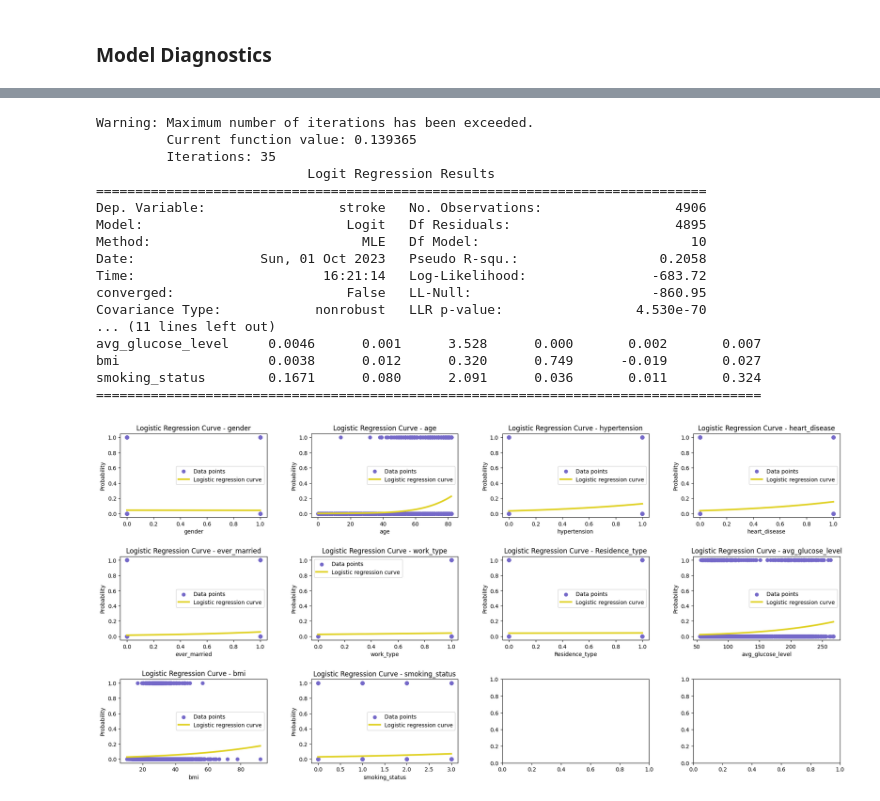
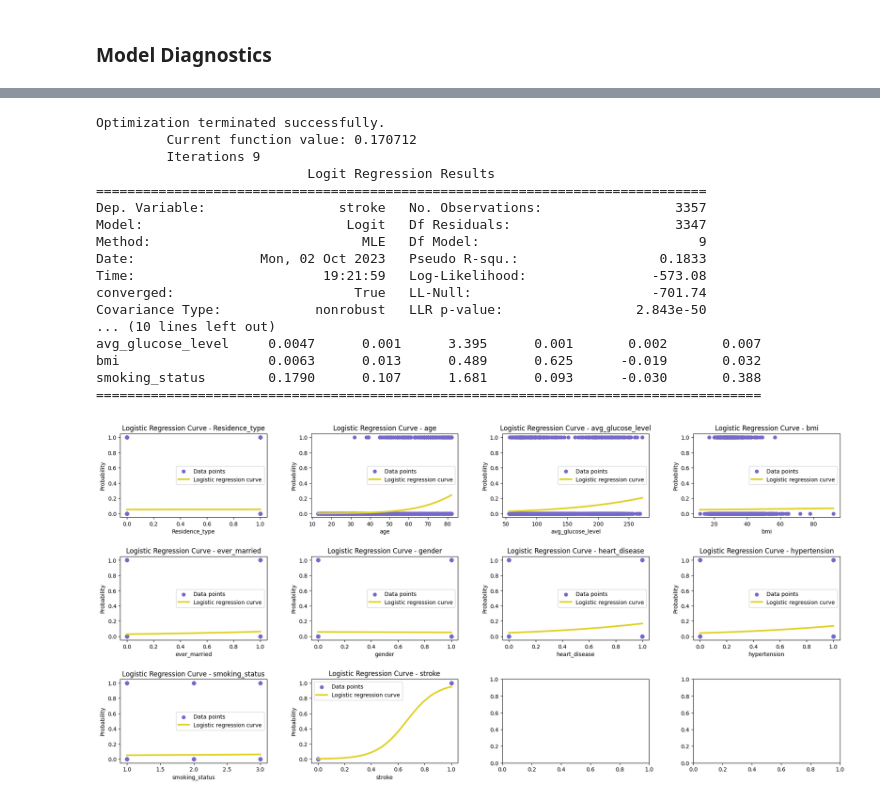
Before and after one commit to lilyzhizhou/datathon-2, a Jupyter notebook: “Datathon_2_ipynb”的副本.ipynb, the cells around one changed output, grey strips where cells are left out. Drawn from its saved outputs; the diff is of its cells as text; code cells hidden in the pictures.

```diff
--- a/“Datathon_2_ipynb”的副本.ipynb
+++ b/“Datathon_2_ipynb”的副本.ipynb
@@ -30,6 +30,7 @@ Saving Cardiovascular Event Dataset.csv to Cardiovascular Event Dataset (2).csv
 # %%
 df_raw = pd.read_csv(io.BytesIO(uploaded['Cardiovascular Event Dataset.csv']))
 df = df_raw.drop('id', axis = 1) # drops id variable
+df = df.sort_values(by='age')
 df.head()
 # %% [output]
 |  | gender | age | hypertension | heart_disease | ever_married | work_type | Residence_type | ... |
@@ -208,22 +210,26 @@ plt.show()
 # Encode gender variable
 df['gender'] = df['gender'].replace({'Male':0, 'Female':1, 'Other': np.nan})
 df['ever_married'] = df['ever_married'].replace({'No': 0, 'Yes': 1})
+
+# Restrict 'Children' from work_type
+df = df[df['work_type'] != 'children']
+
 #work_type_mapping = {'Govt_job': 0, 'Never_worked': 1, 'Private': 2, 'Self-employed': 3, 'children': 4}
-work_type_mapping = {'Govt_job': 1, 'Never_worked': 0, 'Private': 1, 'Self-employed': 1, 'children': 1}
-df['work_type'] = df['work_type'].replace(work_type_mapping)
+#work_type_mapping = {'Govt_job': 1, 'Never_worked': 0, 'Private': 1, 'Self-employed': 1,}
+#df['work_type'] = df['work_type'].replace(work_type_mapping)
+
+# Residence_type mapping
 df['Residence_type'] = df['Residence_type'].replace({'Rural': 0, 'Urban': 1})
+
 #smoking_status_mapping = {'Unknown': 0, 'formerly smoked': 1, 'never smoked': 2, 'smokes': 3}
-smoking_status_mapping = {'Unknown': 0, 'never smoked': 1, 'formerly smoked': 2,'smokes': 3}
+smoking_status_mapping = {'Unknown': np.nan, 'never smoked': 1, 'formerly smoked': 2,'smokes': 3}
 df['smoking_status'] = df['smoking_status'].replace(smoking_status_mapping)
 
 print(df.head())
 
-# restrict age
-#df = df[df['age'] >= 45] # def stroke for young people < 45 "https://stanfordhealthcare.org/content/dam/SHC/clinics/stroke-center/docs/stroke-young-patients-qa.pdf"
-
 # replace outliers from bmi and glucose variable with NaN
-df['avg_glucose_level'] = df['avg_glucose_level'].replace(271.74, np.nan)
-df['bmi'] = df['bmi'].replace(97.6, np.nan)
+# df['avg_glucose_level'] = df['avg_glucose_level'].replace(271.74, np.nan)
+# df['bmi'] = df['bmi'].replace(97.6, np.nan)
 
 # drop missing NaN values including missing bmi ones
 df = df.dropna()
@@ -238,4 +244,16 @@ print('\nbox-plot')
 df[['avg_glucose_level','bmi']].plot(kind = 'box', subplots = True, layout = (1,2))
 plt.tight_layout()
 plt.show()
+
+# plot out age
+plt.figure(figsize=(5,3))
+sns.histplot(df['work_type'], kde=False)
+plt.title('work_type')
+
+plt.figure(figsize=(5, 3))
+sns.histplot(df['age'], kde=False)
+plt.title('Age')
+
+plt.tight_layout()
+plt.show()
 # %% [output]
@@ -338,7 +382,7 @@ plt.show()
 # Model Summary
 
 # Separate features and target variable
-X = df.drop('stroke', axis=1)
+X = df.drop(['stroke','work_type'], axis=1)
 y = df['stroke']
 
 # Add a constant term for the intercept
@@ -351,22 +395,22 @@ log_reg = sm.Logit(y, X).fit()
 summary = log_reg.summary()
 print(summary)
 # %% [output]
-Warning: Maximum number of iterations has been exceeded.
-         Current function value: 0.139365
-         Iterations: 35
+Optimization terminated successfully.
+         Current function value: 0.170712
+         Iterations 9
                            Logit Regression Results
 ==============================================================================
-Dep. Variable:                 stroke   No. Observations:                 4906
-Model:                          Logit   Df Residuals:                     4895
-Method:                           MLE   Df Model:                           10
-Date:                Sun, 01 Oct 2023   Pseudo R-squ.:                  0.2058
-Time:                        16:21:14   Log-Likelihood:                -683.72
-converged:                      False   LL-Null:                       -860.95
-Covariance Type:            nonrobust   LLR p-value:                 4.530e-70
-... (11 lines left out)
-avg_glucose_level     0.0046      0.001      3.528      0.000       0.002       0.007
-bmi                   0.0038      0.012      0.320      0.749      -0.019       0.027
-smoking_status        0.1671      0.080      2.091      0.036       0.011       0.324
+Dep. Variable:                 stroke   No. Observations:                 3357
+Model:                          Logit   Df Residuals:                     3347
+Method:                           MLE   Df Model:                            9
+Date:                Mon, 02 Oct 2023   Pseudo R-squ.:                  0.1833
+Time:                        19:21:59   Log-Likelihood:                -573.08
+converged:                       True   LL-Null:                       -701.74
+Covariance Type:            nonrobust   LLR p-value:                 2.843e-50
+... (10 lines left out)
+avg_glucose_level     0.0047      0.001      3.395      0.001       0.002       0.007
+bmi                   0.0063      0.013      0.489      0.625      -0.019       0.032
+smoking_status        0.1790      0.107      1.681      0.093      -0.030       0.388
 =====================================================================================
 # %%
 # Create logistic regression object
@@ -375,34 +419,34 @@ log_reg = LogisticRegression()
 fig, axs = plt.subplots(3, 4, figsize=(20, 10))
 fig.tight_layout(pad=5.0)  # Adds padding between subplots
 
-for i, feature in enumerate(df.columns[:-1]):  # Exclude 'Outcome' column
+for i, feature in enumerate(df.columns.difference(['stoke', 'work_type'])):  # Exclude 'Outcome' column
     row = i // 4  # Determine row index
     col = i % 4   # Determine column index
 
     # Reshape the feature and outcome arrays to fit the model
     X = df[[feature]]
     y = df['stroke']
 
     # Fit logistic regression model
     log_reg.fit(X, y)
 
     # Get min and max values of the feature for plotting
     x_test = np.linspace(X.min(), X.max(), 300)
 
     # Get the probability for each value in the range
     prob = log_reg.predict_proba(x_test)[:, 1]
 
     # Plot the data points
     axs[row, col].scatter(X, y, color='#7569c9', label='Data points')
 
     # Plot the sigmoid curve
     axs[row, col].plot(x_test, prob, color='#e0d122', lw=3, label='Logistic regression curve' )
 
     axs[row, col].set_title(f'Logistic Regression Curve - {feature}')
     axs[row, col].set_xlabel(feature)
     axs[row, col].set_ylabel('Probability')
     axs[row, col].legend()
 
 plt.show()
 # %% [output]
-[figure, old version]
+[figure, new version]
```
Also changed, not shown: parts of 14 cells of this notebook.
